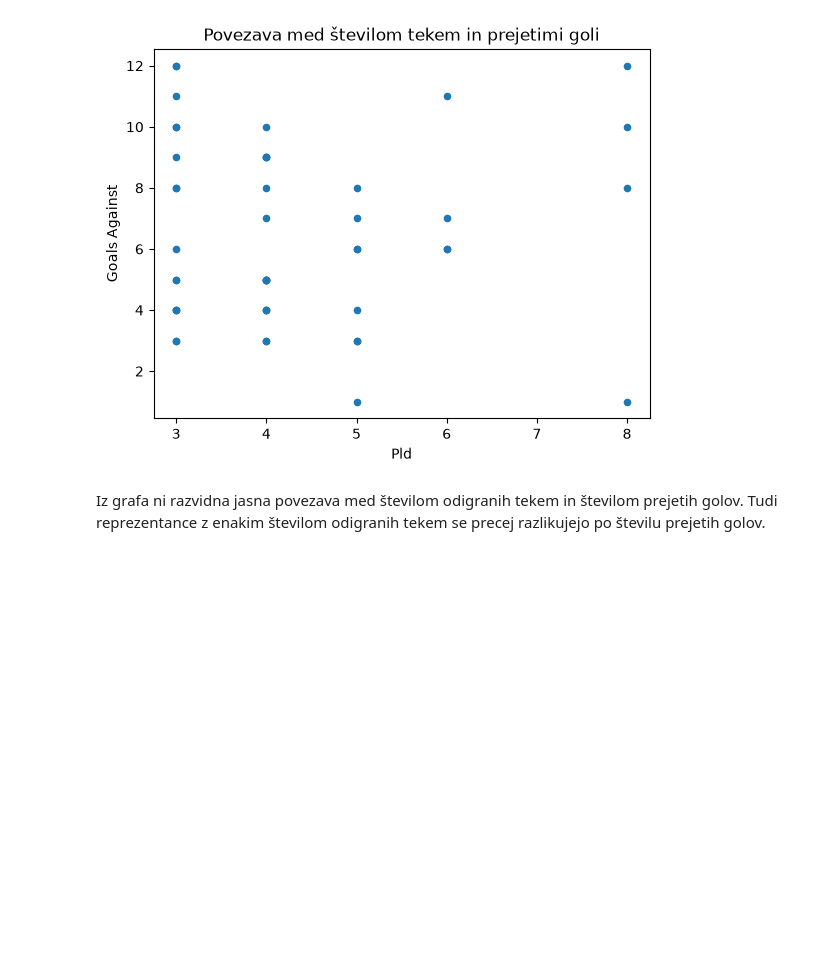
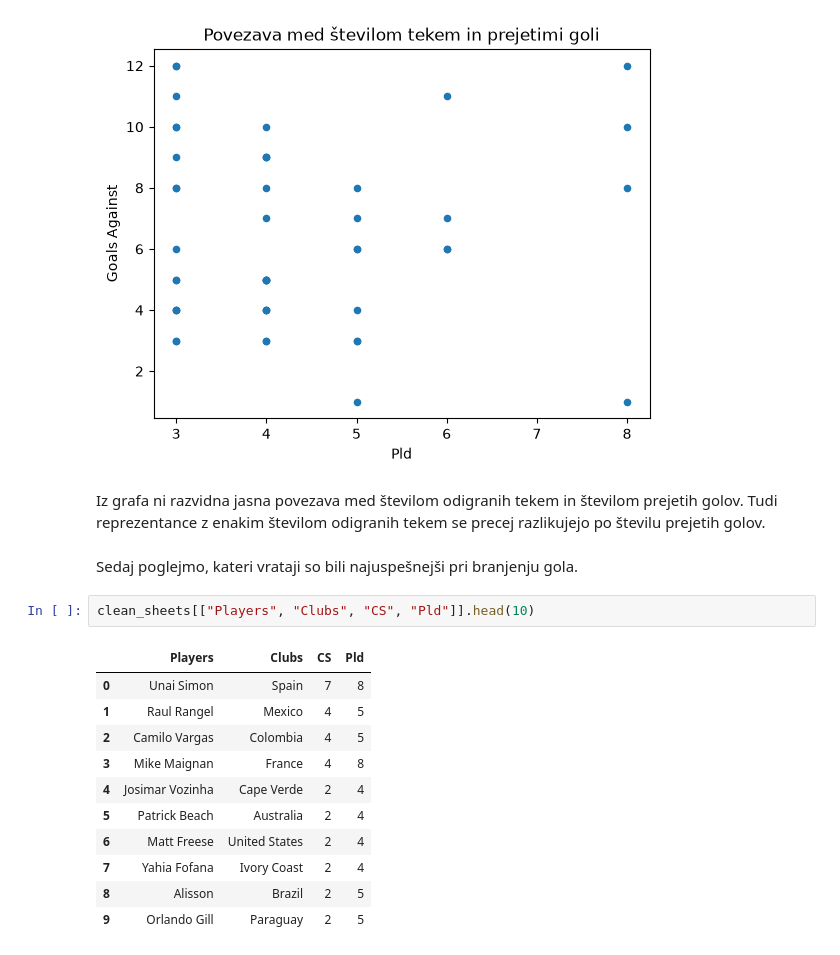
Before and after one commit to zalakmetic/UVP_projektna_naloga, a Jupyter notebook: analiza.ipynb, the cells around one changed output. Saved outputs shown, nothing was run; the diff lists cells and outputs as text; blank space fills up the shorter version.

```diff
--- a/analiza.ipynb
+++ b/analiza.ipynb
@@ -246,3 +246,19 @@ goals_against.plot.scatter(x="Pld", y="Goals Against", title="Povezava med štev
 [figure]
 # %% [markdown]
 Iz grafa ni razvidna jasna povezava med številom odigranih tekem in številom prejetih golov. Tudi reprezentance z enakim številom odigranih tekem se precej razlikujejo po številu prejetih golov.
+# %% [markdown]
+Sedaj poglejmo, kateri vrataji so bili najuspešnejši pri branjenju gola.
+# %%
+clean_sheets[["Players", "Clubs", "CS", "Pld"]].head(10)
+# %% [output]
+|  | Players | Clubs | CS | Pld |
+| 0 | Unai Simon | Spain | 7 | 8 |
+| 1 | Raul Rangel | Mexico | 4 | 5 |
+| 2 | Camilo Vargas | Colombia | 4 | 5 |
+| 3 | Mike Maignan | France | 4 | 8 |
+| 4 | Josimar Vozinha | Cape Verde | 2 | 4 |
+| 5 | Patrick Beach | Australia | 2 | 4 |
+| 6 | Matt Freese | United States | 2 | 4 |
+| 7 | Yahia Fofana | Ivory Coast | 2 | 4 |
+| 8 | Alisson | Brazil | 2 | 5 |
+| 9 | Orlando Gill | Paraguay | 2 | 5 |
```
Also changed, not shown: parts of 2 cells of this notebook.
